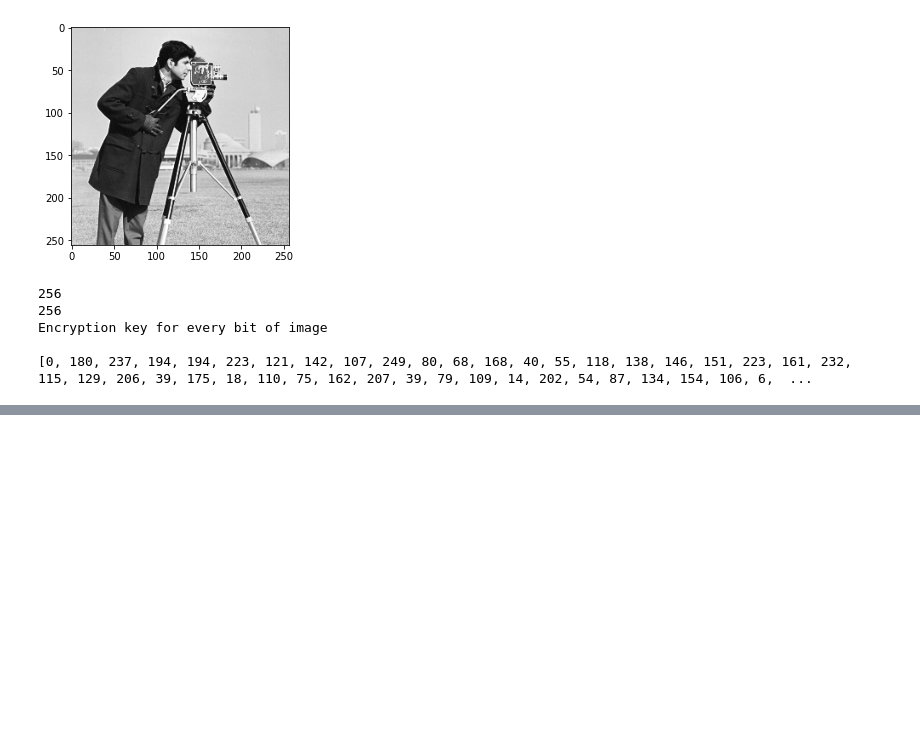
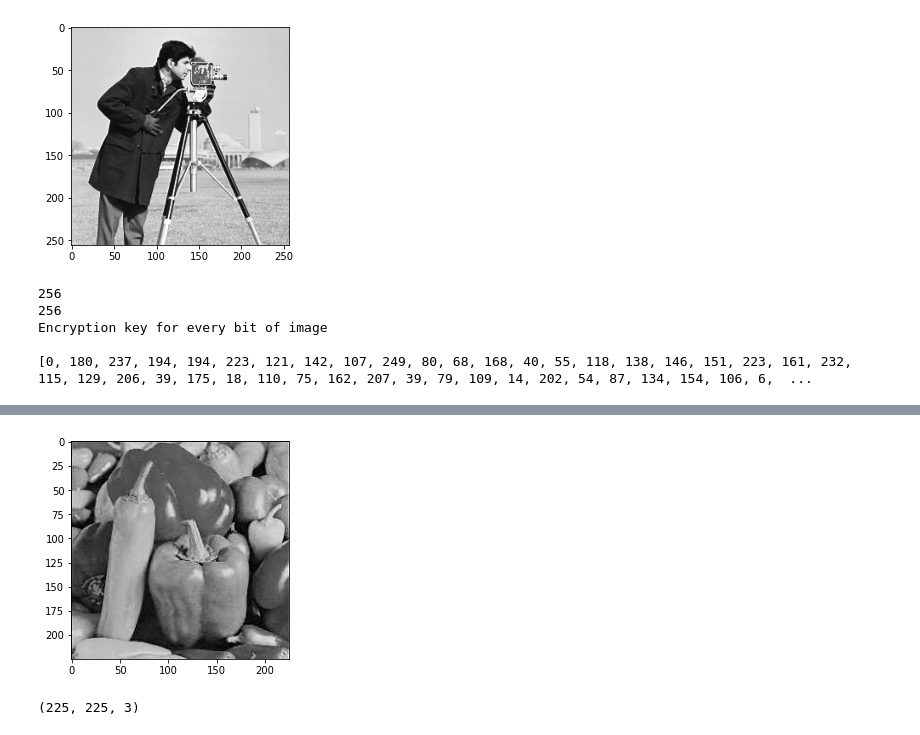
Before and after one commit to nishantdotcom/Cryptographic-Key-Generation, a Jupyter notebook: Image_Encryption_using_Chaos.ipynb, the cells around one changed output, grey strips where cells are left out. Cells and saved outputs as stored; diff of their text form; code cells hidden in the pictures; blank space fills up the shorter version.

```diff
--- a/Image_Encryption_using_Chaos.ipynb
+++ b/Image_Encryption_using_Chaos.ipynb
@@ -60,0 +147,12 @@ Encryption key for every bit of image
+# %%
+img = cv2.imread("peeper.bmp")
+img_cvt=cv2.cvtColor(img, cv2.COLOR_BGR2RGB)
+plt.imshow(img_cvt)
+plt.show()
+
+
+
+print(img_cvt.shape)
+# %% [output]
+[figure, added]
+(225, 225, 3)
```
Also changed, not shown: parts of 9 cells of this notebook.
